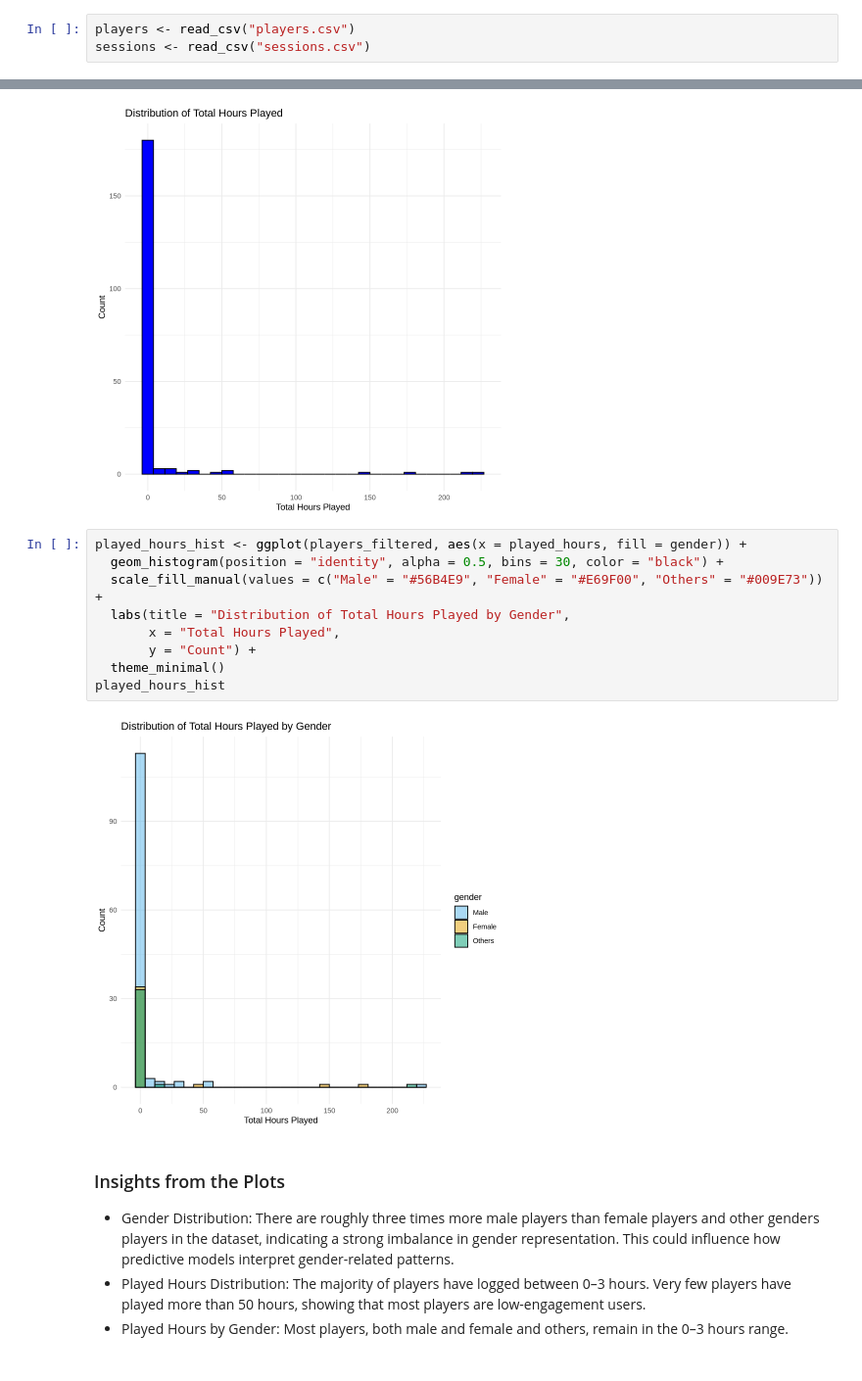
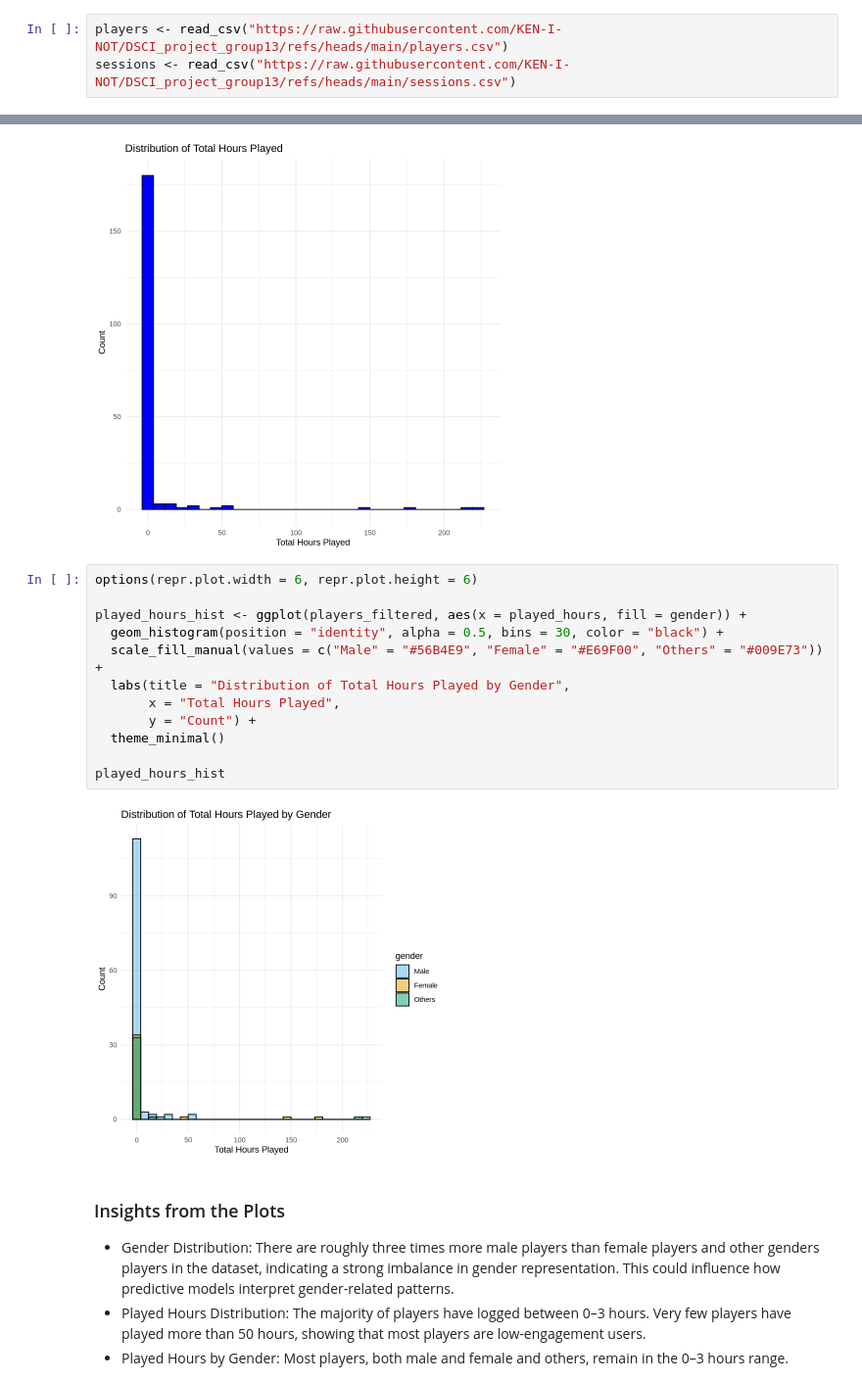
Before and after one commit to KEN-I-NOT/DSCI_project_group13, a Jupyter notebook: DSCI_Group13_final_v1.ipynb, the cells around one changed output, grey strips where cells are left out. Shown at 98% size. Cells and saved outputs as stored; diff of their text form.

```diff
--- a/DSCI_Group13_final_v1.ipynb
+++ b/DSCI_Group13_final_v1.ipynb
@@ -97,6 +120,6 @@ library(tidyverse)
 # %%
-players <- read_csv("players.csv")
-sessions <- read_csv("sessions.csv")
+players <- read_csv("https://raw.githubusercontent.com/KEN-I-NOT/DSCI_project_group13/refs/heads/main/players.csv")
+sessions <- read_csv("https://raw.githubusercontent.com/KEN-I-NOT/DSCI_project_group13/refs/heads/main/sessions.csv")
 # %% [output]
 Rows: 196 Columns: 7
 ── Column specification ────────────────────────────────────────────────────────
@@ -174,16 +231,19 @@ play_hours
 # %% [output]
 [figure]
 # %%
+options(repr.plot.width = 6, repr.plot.height = 6)
+
 played_hours_hist <- ggplot(players_filtered, aes(x = played_hours, fill = gender)) +
   geom_histogram(position = "identity", alpha = 0.5, bins = 30, color = "black") +
   scale_fill_manual(values = c("Male" = "#56B4E9", "Female" = "#E69F00", "Others" = "#009E73")) +
   labs(title = "Distribution of Total Hours Played by Gender",
        x = "Total Hours Played",
        y = "Count") +
   theme_minimal()
+
 played_hours_hist
 # %% [output]
-[figure, old version]
+[figure, new version]
 # %% [markdown]
 ### Insights from the Plots
 - Gender Distribution: There are roughly three times more male players than female players and other genders players in the dataset, indicating a strong imbalance in gender representation. This could influence how predictive models interpret gender-related patterns.
```
Also changed, not shown: parts of 24 cells of this notebook.
